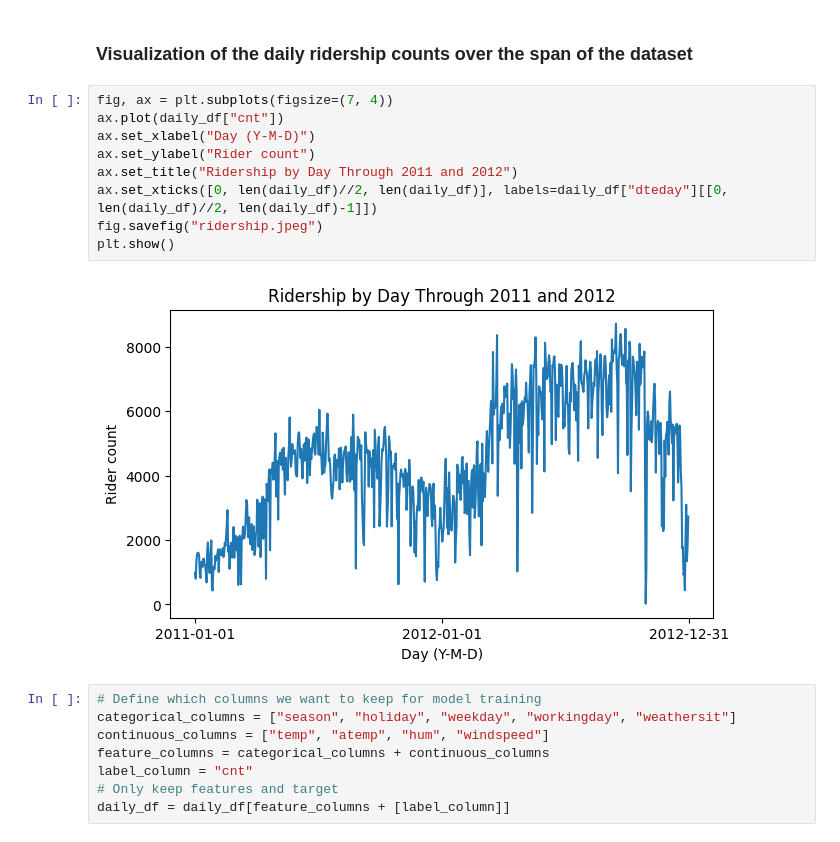
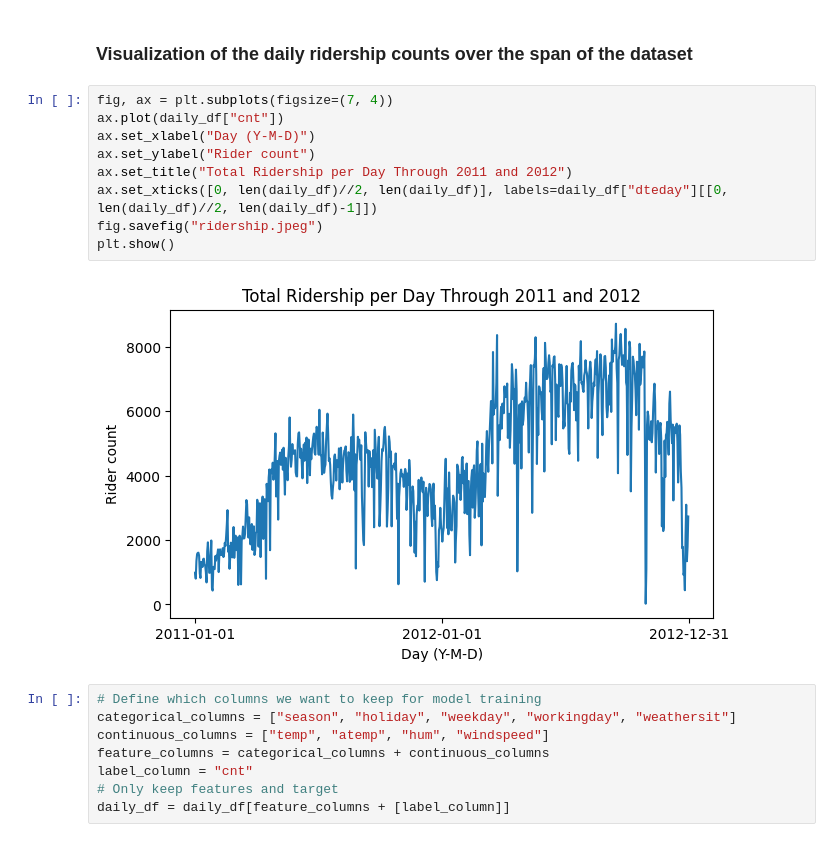
Before and after one commit to ZachOBrien/bikeshare-modelling, a Jupyter notebook: final-project-OBRIEN.ipynb, the cells around one changed output. Saved outputs shown, nothing was run; the diff lists cells and outputs as text.

```diff
--- a/final-project-OBRIEN.ipynb
+++ b/final-project-OBRIEN.ipynb
@@ -114,14 +92,14 @@ daily_df.head(3)
 # %%
 fig, ax = plt.subplots(figsize=(7, 4))
 ax.plot(daily_df["cnt"])
 ax.set_xlabel("Day (Y-M-D)")
 ax.set_ylabel("Rider count")
-ax.set_title("Ridership by Day Through 2011 and 2012")
+ax.set_title("Total Ridership per Day Through 2011 and 2012")
 ax.set_xticks([0, len(daily_df)//2, len(daily_df)], labels=daily_df["dteday"][[0, len(daily_df)//2, len(daily_df)-1]])
 fig.savefig("ridership.jpeg")
 plt.show()
 # %% [output]
-[figure, old version]
+[figure, new version]
 # %%
 # Define which columns we want to keep for model training
 categorical_columns = ["season", "holiday", "weekday", "workingday", "weathersit"]
```
Also changed, not shown: parts of 29 cells of this notebook.
